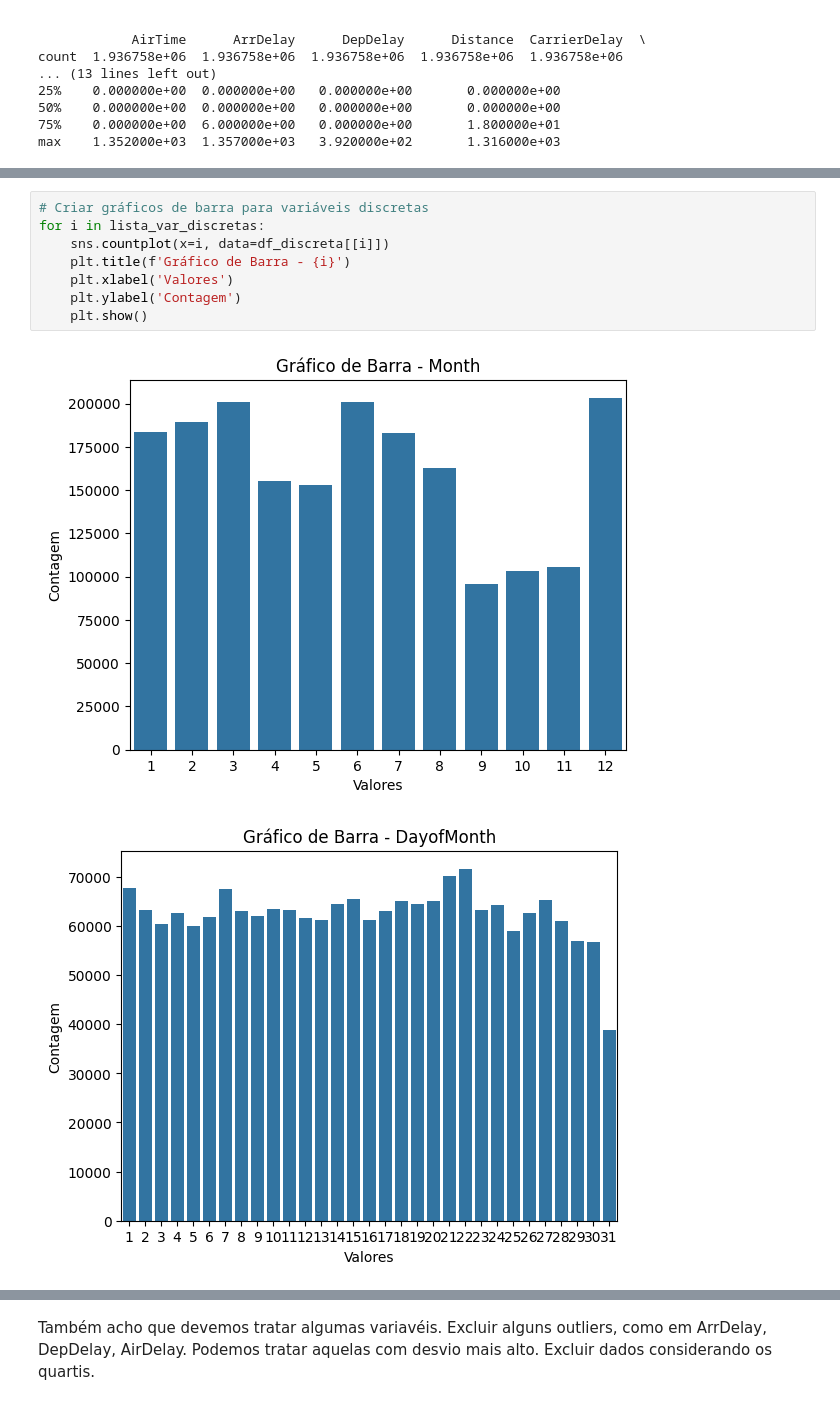
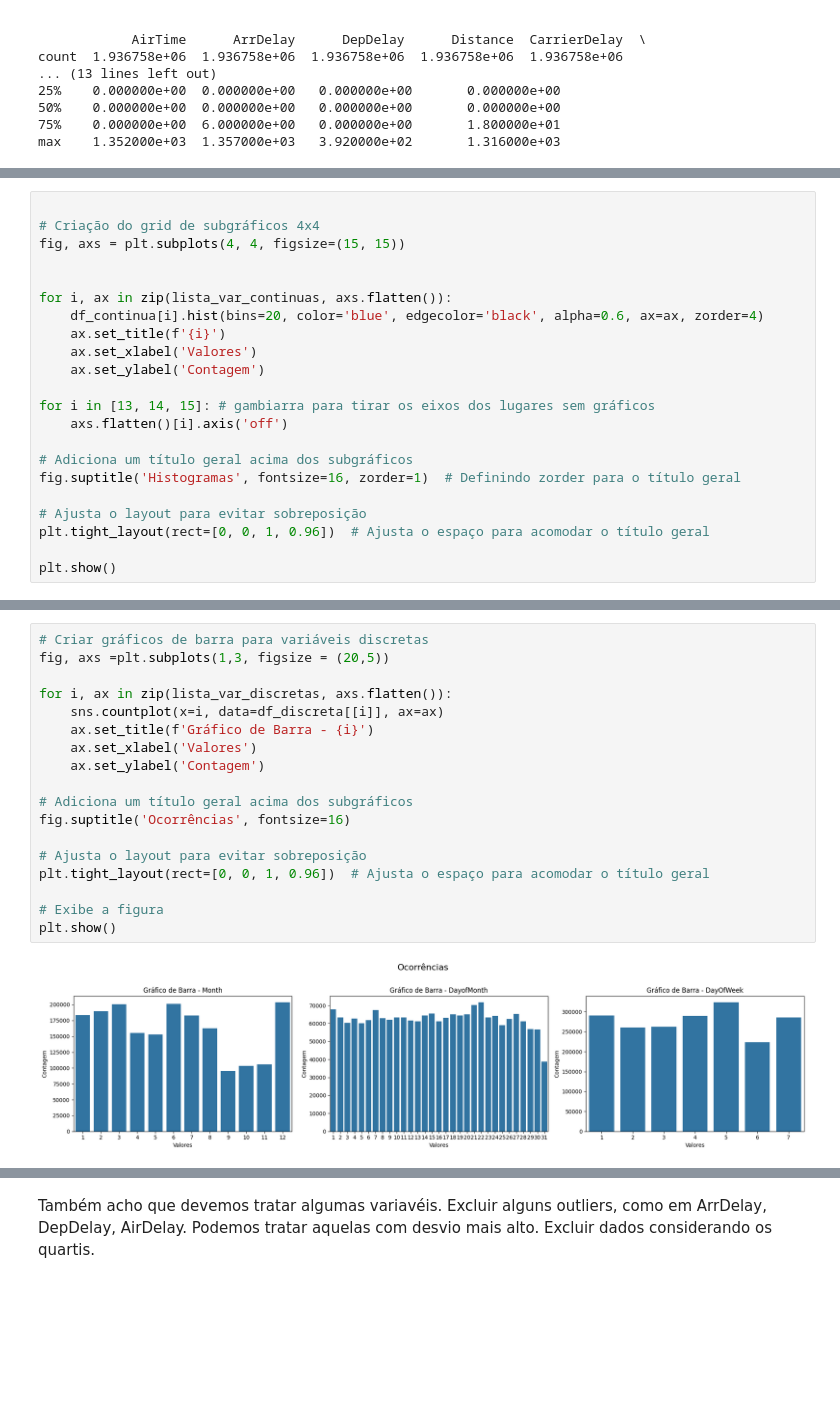
Before and after one commit to AdrielyZBoller/Projeto_Mod05_Ada_VemSerTech, a Jupyter notebook: projeto.ipynb, the cells around one changed output, grey strips where cells are left out. Saved outputs shown, nothing was run; the diff lists cells and outputs as text; blank space fills up the shorter version.

Commit message:
Melhorias nos histogramas

```diff
--- a/projeto.ipynb
+++ b/projeto.ipynb
@@ -243,0 +224,22 @@ for i in lista_var_continuas:
+# %%
+
+# Criação do grid de subgráficos 4x4
+fig, axs = plt.subplots(4, 4, figsize=(15, 15))
+
+
+for i, ax in zip(lista_var_continuas, axs.flatten()):
+    df_continua[i].hist(bins=20, color='blue', edgecolor='black', alpha=0.6, ax=ax, zorder=4)
+    ax.set_title(f'{i}')
+    ax.set_xlabel('Valores')
+    ax.set_ylabel('Contagem')
+
+for i in [13, 14, 15]: # gambiarra para tirar os eixos dos lugares sem gráficos
+    axs.flatten()[i].axis('off')
+
+# Adiciona um título geral acima dos subgráficos
+fig.suptitle('Histogramas', fontsize=16, zorder=1)  # Definindo zorder para o título geral
+
+# Ajusta o layout para evitar sobreposição
+plt.tight_layout(rect=[0, 0, 1, 0.96])  # Ajusta o espaço para acomodar o título geral
+
+plt.show()
@@ -244,11 +248,20 @@ for i in lista_var_continuas:
 # %%
 # Criar gráficos de barra para variáveis discretas
-for i in lista_var_discretas:
-    sns.countplot(x=i, data=df_discreta[[i]])
-    plt.title(f'Gráfico de Barra - {i}')
-    plt.xlabel('Valores')
-    plt.ylabel('Contagem')
-    plt.show()
+fig, axs =plt.subplots(1,3, figsize = (20,5))
+
+for i, ax in zip(lista_var_discretas, axs.flatten()):
+    sns.countplot(x=i, data=df_discreta[[i]], ax=ax)
+    ax.set_title(f'Gráfico de Barra - {i}')
+    ax.set_xlabel('Valores')
+    ax.set_ylabel('Contagem')
+
+# Adiciona um título geral acima dos subgráficos
+fig.suptitle('Ocorrências', fontsize=16)
+
+# Ajusta o layout para evitar sobreposição
+plt.tight_layout(rect=[0, 0, 1, 0.96])  # Ajusta o espaço para acomodar o título geral
+
+# Exibe a figura
+plt.show()
 # %% [output]
-[figure, old version]
+[figure, new version]
-[figure, removed]
```
Also changed, not shown: parts of 9 cells of this notebook.
